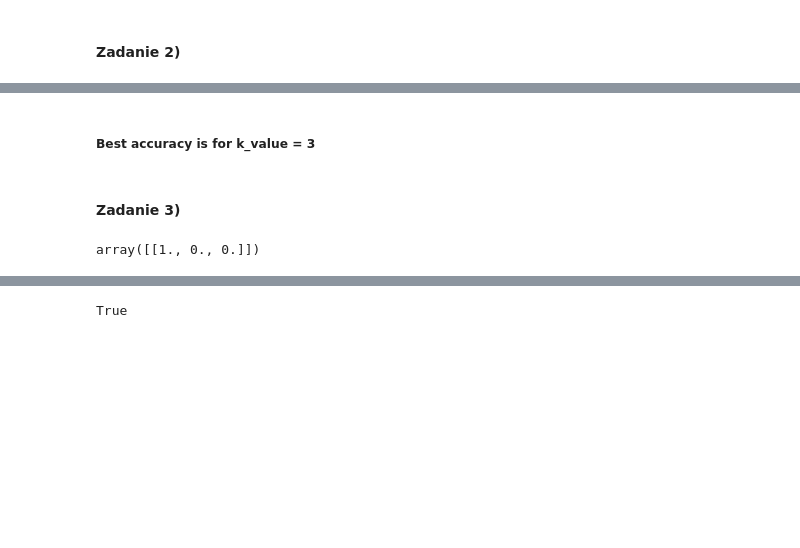
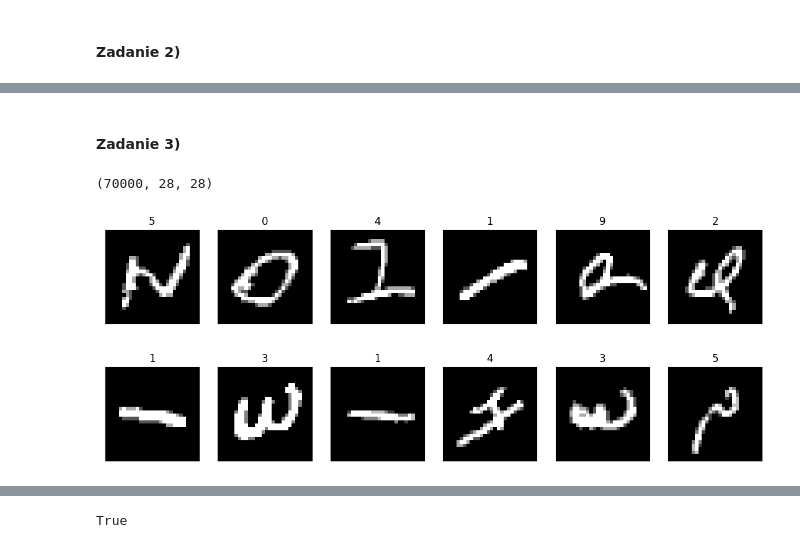
Before and after one commit to LKochan123/Machine-learning, a Jupyter notebook: Lab5/lab5.ipynb, the cells around one changed output, grey strips where cells are left out. Saved outputs shown, nothing was run; the diff lists cells and outputs as text; code cells hidden in the pictures; blank space fills up the shorter version.

```diff
--- a/Lab5/lab5.ipynb
+++ b/Lab5/lab5.ipynb
@@ -47,16 +101,46 @@ plt.show()
-# %% [markdown]
-##### Best accuracy is for k_value = 3
 # %% [markdown]
 #### Zadanie 3)
-# %%
-from sklearn.datasets import load_iris
-from sklearn import tree
-
-iris = load_iris()
-
-clf = tree.DecisionTreeClassifier()
-clf.fit(iris.data, iris.target)
-clf.predict(iris.data[:1, :])
-clf.predict_proba(iris.data[:1, :])
-# %% [output]
-array([[1., 0., 0.]])
+# %%
+import matplotlib.pyplot as plt
+import numpy as np
+from sklearn.metrics import classification_report, confusion_matrix, f1_score, ConfusionMatrixDisplay
+from sklearn import tree
+from sklearn.model_selection import train_test_split
+from scipy.io import loadmat
+from tensorflow import keras
+
+(x_train, y_train), (x_test, y_test) = keras.datasets.mnist.load_data()
+
+#Zad 1. Podziel dane na parametry X oraz odpowiedź y:
+X = np.concatenate((x_train,x_test),axis = 0)
+y = np.concatenate((y_train,y_test),axis=0)
+
+# Standaryzacja
+for i in range(X.shape[0]):
+    X[i,:] = X[i,:]/np.std(X[i,:])
+
+# Zamiana cyfry 10 -> 0 (błąd w zbiorze danych)
+y[np.where(y==10)]=0
+
+# wysokość i szerokość obrazka z cyfrą
+h = 20
+w = 20
+
+# Zad 2. Proszę wyświetlić liczbę cyfr oraz liczbę pikseli przypadającą na jeden obraz
+X.shape
+# %% [output]
+(70000, 28, 28)
+# %%
+def plot_mnist(images, titles, h, w, n_row=3, n_col=4):
+    plt.figure(figsize=(1.8 * n_col, 2.4 * n_row))
+    plt.subplots_adjust(bottom=0, left=.01, right=.99, top=.90, hspace=.05)
+    for i in range(n_row * n_col):
+        plt.subplot(n_row, n_col, i + 1)
+        plt.imshow(images[i].reshape((h, w)).T, cmap=plt.cm.gray)
+        plt.title(titles[i], size=12)
+        plt.xticks(())
+        plt.yticks(())
+
+plot_mnist(X, y, 28, 28, 2, 6)
+# %% [output]
+[figure, added]
```
Also changed, not shown: parts of 6 cells of this notebook, 15 other files.
